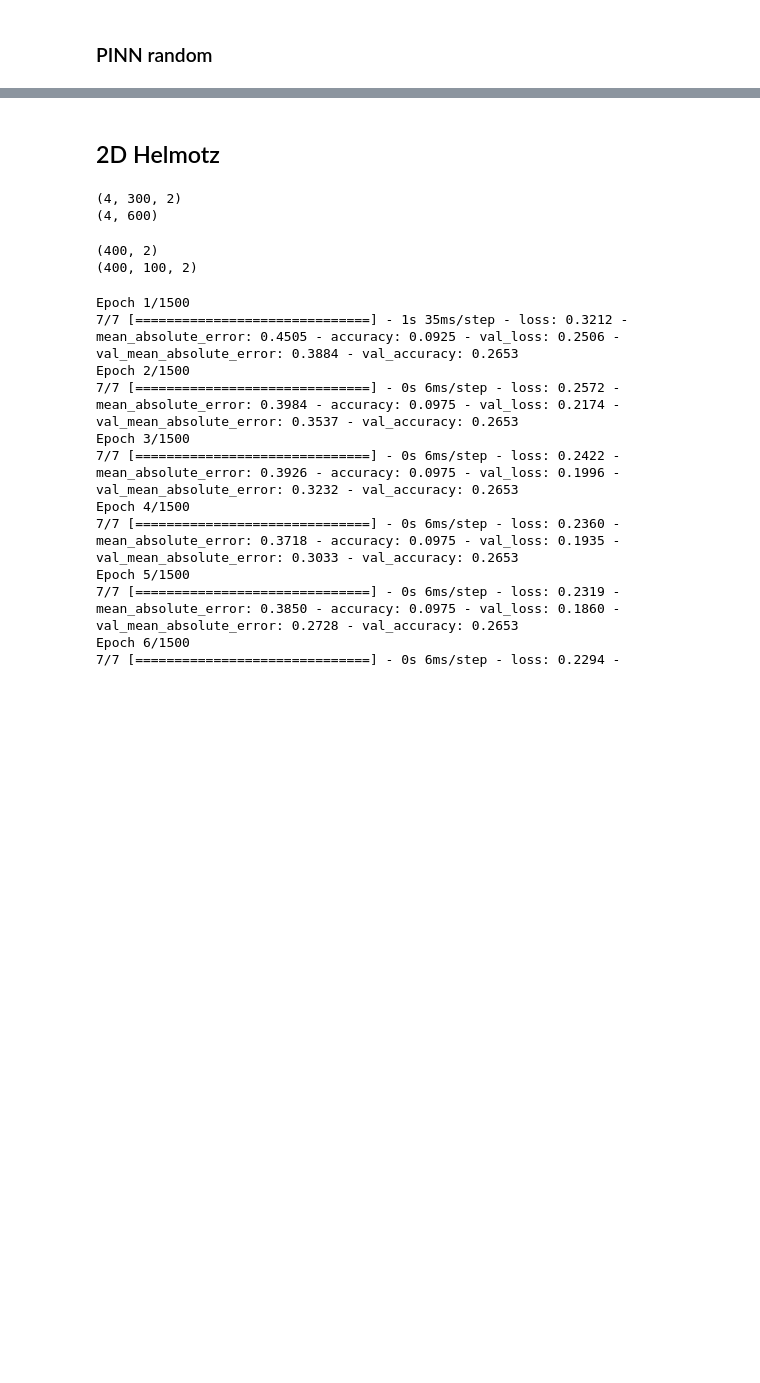
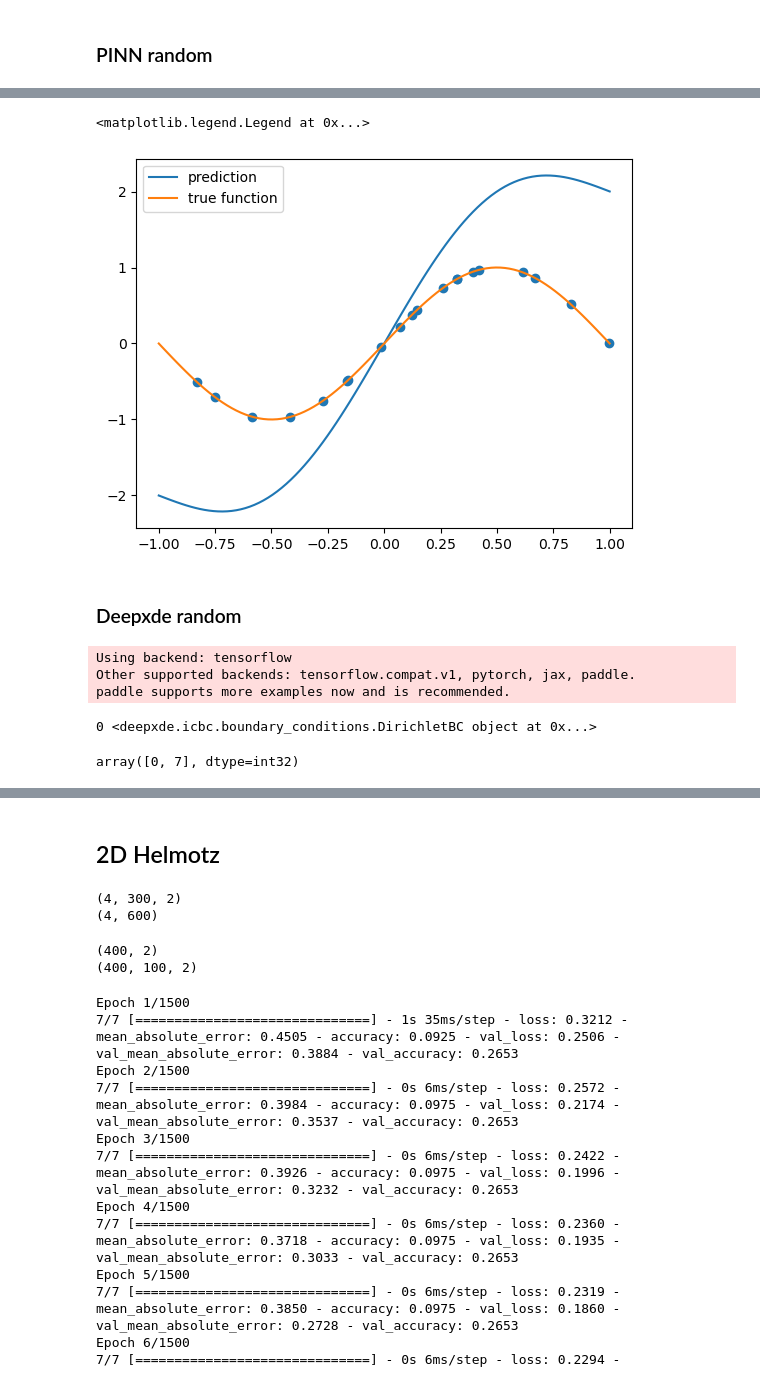
Before and after one commit to ZIB012/pacs, a Jupyter notebook: code/my_ex/Random_phi.ipynb, the cells around one changed output, grey strips where cells are left out. Saved outputs shown, nothing was run; the diff lists cells and outputs as text; code cells hidden in the pictures; blank space fills up the shorter version.

```diff
--- a/code/my_ex/Random_phi.ipynb
+++ b/code/my_ex/Random_phi.ipynb
@@ -195,0 +354,11 @@ plt.legend()
+# %%
+y_r = func(x_r)
+
+val = np.linspace(xmin, xmax, 100)
+
+y_pred = model2.predict(val)
+plt.plot(val, y_pred, label='prediction')
+plt.plot(val, func(val), label='true function')
+plt.scatter(x_r, y_r)
+plt.legend()
+# %% [output]
@@ -196,3 +366,20 @@ plt.legend()
+<matplotlib.legend.Legend at 0x...>
+[figure, added]
+# %% [markdown]
+### Deepxde random
+# %%
+import sys
+sys.path.append('../../code')
+import deepxde as dde
+import matplotlib.pyplot as plt
+import numpy as np
+# Import tf if using backend tensorflow.compat.v1 or tensorflow
+from deepxde.backend import tf
+#import deepxde
+# %% [output]
+Using backend: tensorflow
+Other supported backends: tensorflow.compat.v1, pytorch, jax, paddle.
+paddle supports more examples now and is recommended.
 # %%
 def pde(x, y):
     dy_xx = dde.grad.hessian(y, x)
@@ -215,5 +402,11 @@ def func(x):
 geom = dde.geometry.Interval(-1, 1)
 bc = dde.icbc.DirichletBC(geom, func, boundary)
 data = dde.data.PDE(geom, pde, bc, 16, 2, solution=func, num_test=100)
+# %%
+bcs = bc if isinstance(bc, (list, tuple)) else [bc]
+for i, b in enumerate(bcs):
+    print(i, b)
+# %% [output]
+0 <deepxde.icbc.boundary_conditions.DirichletBC object at 0x...>
 # %%
 M = 800
@@ -224,6 +417,10 @@ activation = ["sin", 'linear']
 initializer = "Glorot uniform"
 
 net = dde.nn.FNN_copy(layer_size, activation, initializer, Rm=10)
+# %%
+np.cumsum([0] + [7])
+# %% [output]
+array([0, 7], dtype=int32)
 # %%
 model = dde.Model(data, net)
 model.compile("adam", lr=0.001, metrics=["l2 relative error"])
```
Also changed, not shown: parts of 17 cells of this notebook, 3 other files.
